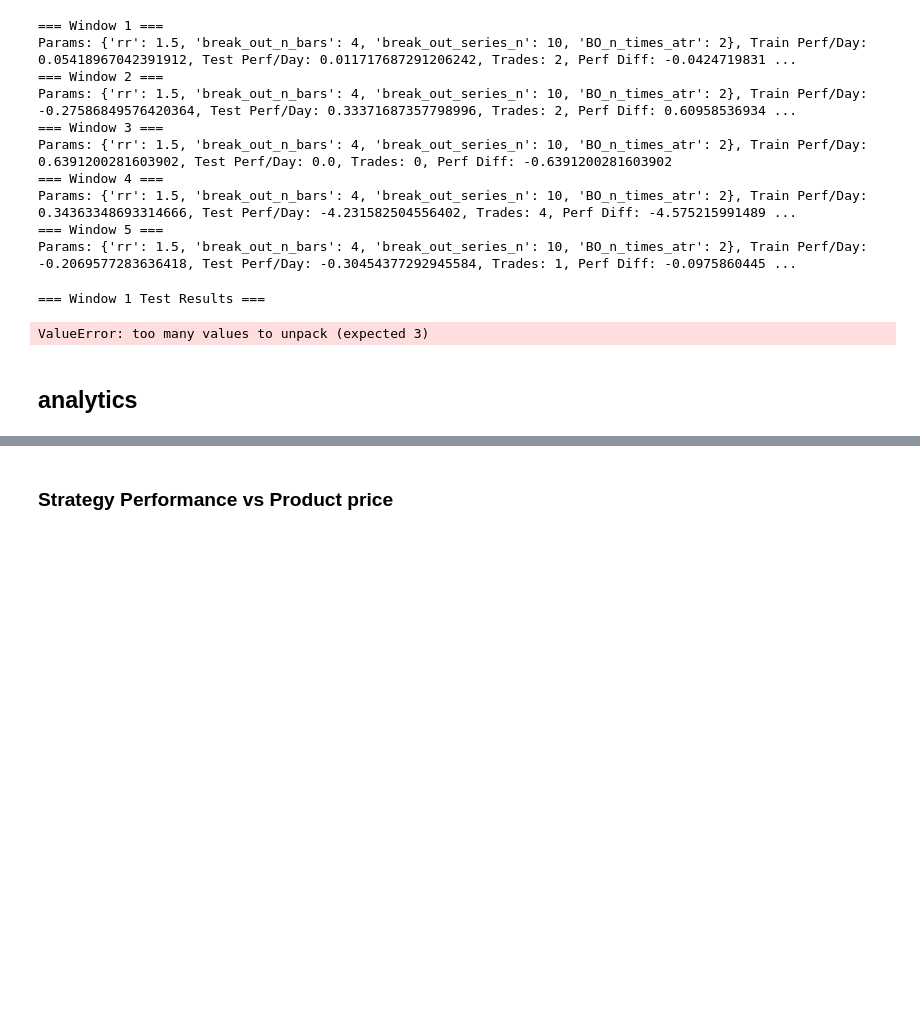
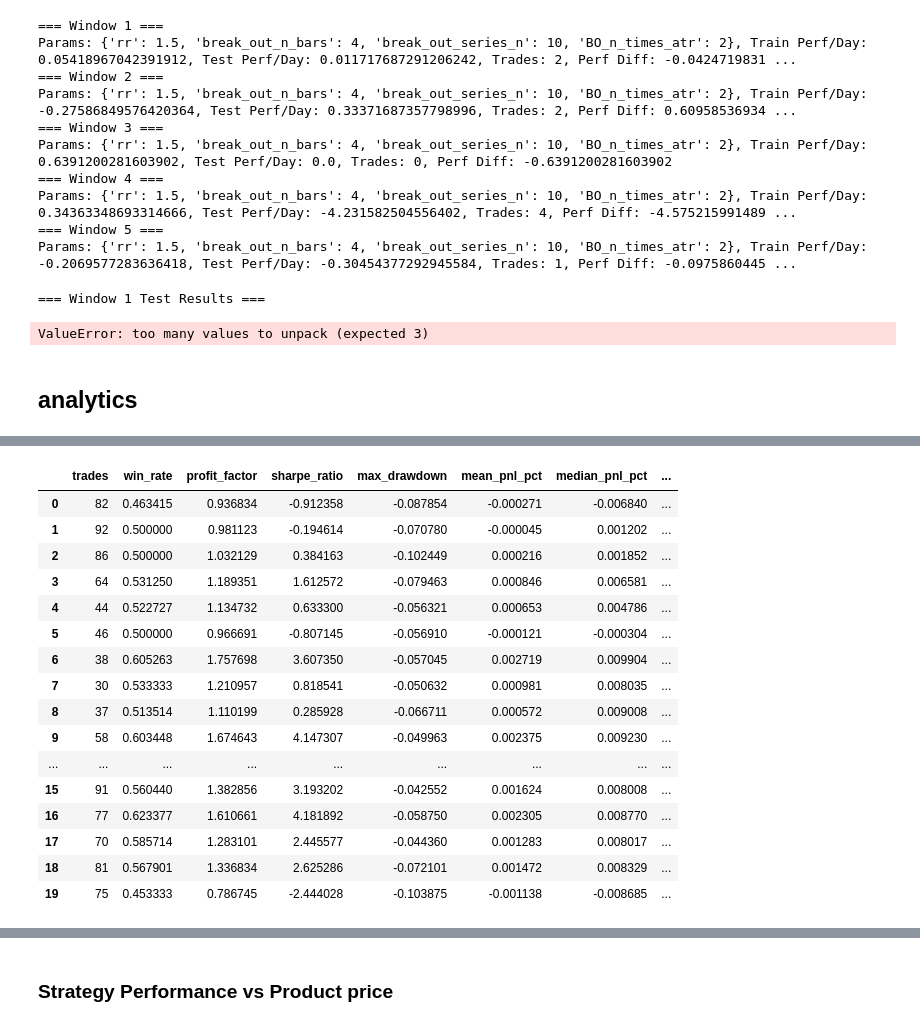
Before and after one commit to s411379067-lab/Strategy-backtester, a Jupyter notebook: run_strategy/run_al_breakout_pullback_50pct.ipynb, the cells around one changed output, grey strips where cells are left out. Cells and saved outputs as stored; diff of their text form; code cells hidden in the pictures; blank space fills up the shorter version.

```diff
--- a/run_strategy/run_al_breakout_pullback_50pct.ipynb
+++ b/run_strategy/run_al_breakout_pullback_50pct.ipynb
@@ -302,0 +375,20 @@ final profit: 5686.210401143864
+# %%
+all_metrics_df
+# %% [output]
+|  | trades | win_rate | profit_factor | sharpe_ratio | max_drawdown | mean_pnl_pct | median_pnl_pct | ... |
+| 0 | 82 | 0.463415 | 0.936834 | -0.912358 | -0.087854 | -0.000271 | -0.006840 | ... |
+| 1 | 92 | 0.500000 | 0.981123 | -0.194614 | -0.070780 | -0.000045 | 0.001202 | ... |
+| 2 | 86 | 0.500000 | 1.032129 | 0.384163 | -0.102449 | 0.000216 | 0.001852 | ... |
+| 3 | 64 | 0.531250 | 1.189351 | 1.612572 | -0.079463 | 0.000846 | 0.006581 | ... |
+| 4 | 44 | 0.522727 | 1.134732 | 0.633300 | -0.056321 | 0.000653 | 0.004786 | ... |
+| 5 | 46 | 0.500000 | 0.966691 | -0.807145 | -0.056910 | -0.000121 | -0.000304 | ... |
+| 6 | 38 | 0.605263 | 1.757698 | 3.607350 | -0.057045 | 0.002719 | 0.009904 | ... |
+| 7 | 30 | 0.533333 | 1.210957 | 0.818541 | -0.050632 | 0.000981 | 0.008035 | ... |
+| 8 | 37 | 0.513514 | 1.110199 | 0.285928 | -0.066711 | 0.000572 | 0.009008 | ... |
+| 9 | 58 | 0.603448 | 1.674643 | 4.147307 | -0.049963 | 0.002375 | 0.009230 | ... |
+| ... | ... | ... | ... | ... | ... | ... | ... | ... |
+| 15 | 91 | 0.560440 | 1.382856 | 3.193202 | -0.042552 | 0.001624 | 0.008008 | ... |
+| 16 | 77 | 0.623377 | 1.610661 | 4.181892 | -0.058750 | 0.002305 | 0.008770 | ... |
+| 17 | 70 | 0.585714 | 1.283101 | 2.445577 | -0.044360 | 0.001283 | 0.008017 | ... |
+| 18 | 81 | 0.567901 | 1.336834 | 2.625286 | -0.072101 | 0.001472 | 0.008329 | ... |
+| 19 | 75 | 0.453333 | 0.786745 | -2.444028 | -0.103875 | -0.001138 | -0.008685 | ... |
```
Also changed, not shown: parts of 10 cells of this notebook, 2 other files.
